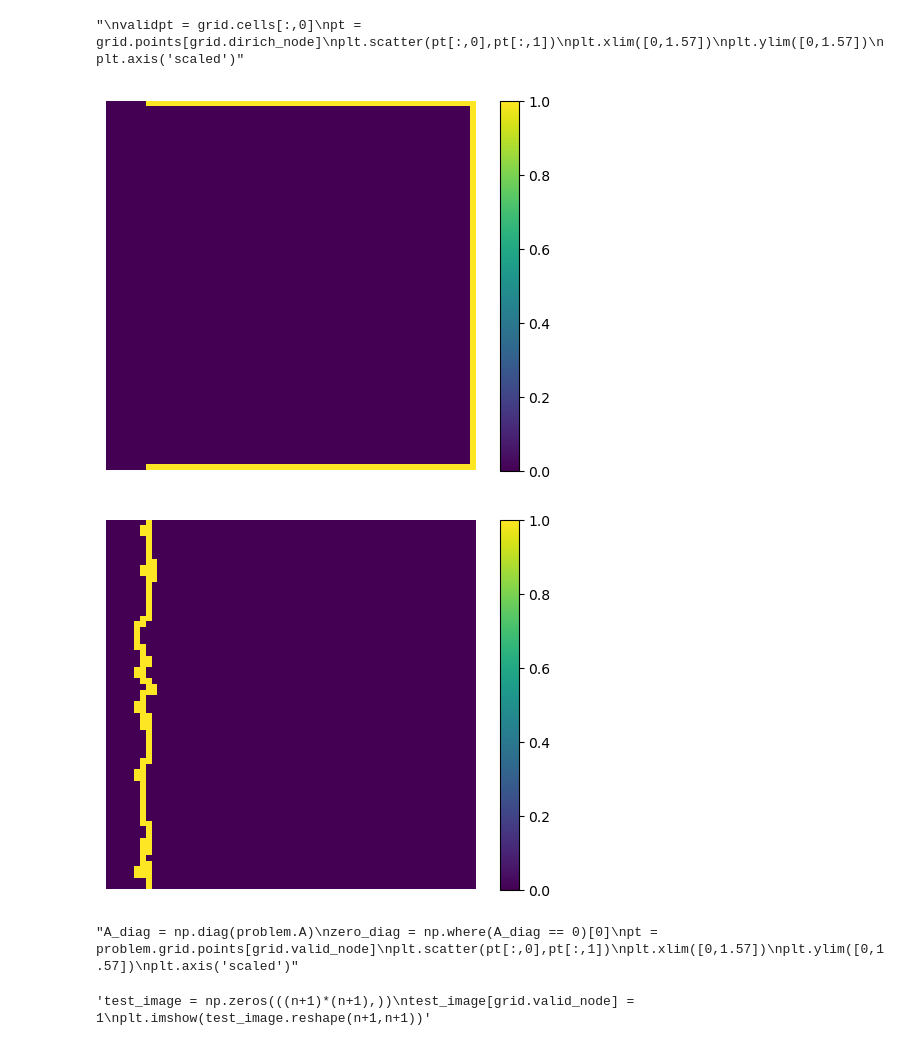
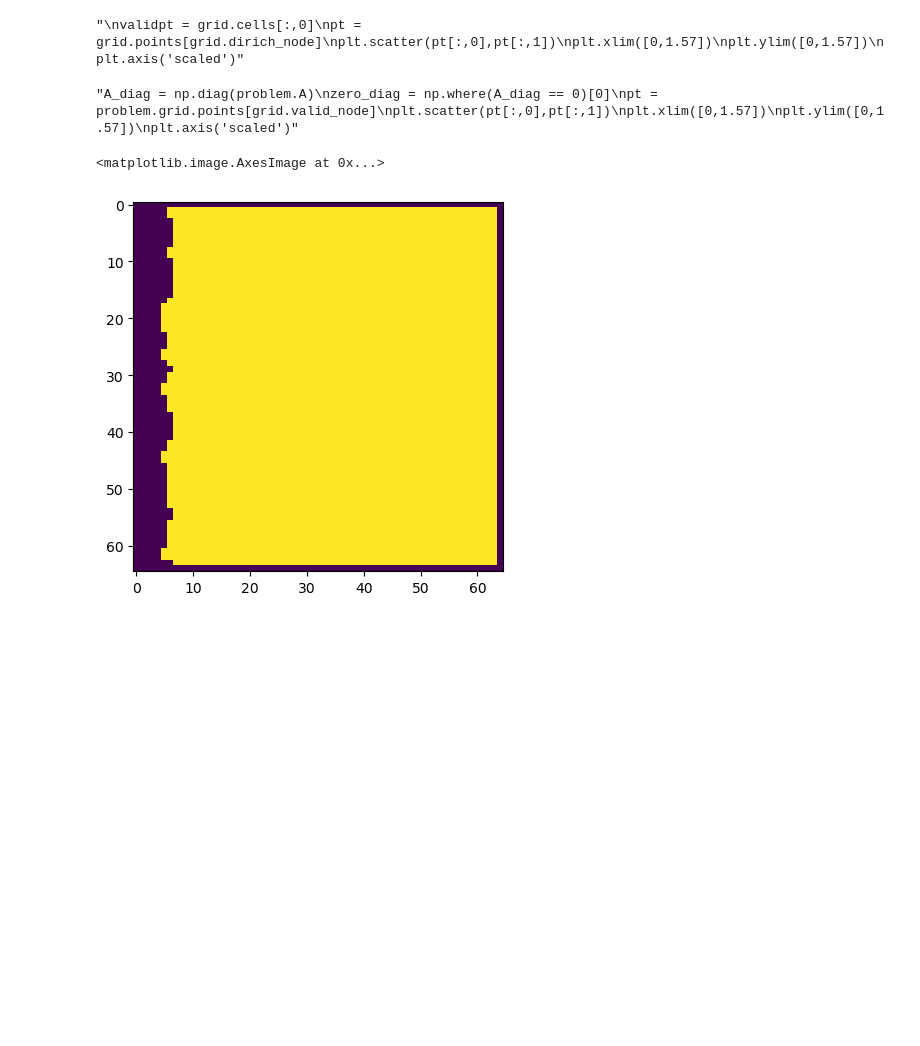
Before and after one commit to ymlasu/MFEA-Net, a Jupyter notebook: data/Ti64/thermal_type1_1phase_Ti64_fem.ipynb, the cells around one changed output. Cells and saved outputs as stored; diff of their text form; code cells hidden in the pictures; blank space fills up the shorter version.

```diff
--- a/data/Ti64/thermal_type1_1phase_Ti64_fem.ipynb
+++ b/data/Ti64/thermal_type1_1phase_Ti64_fem.ipynb
@@ -70,6 +70,39 @@ def find_surrounding(img, pt):
         if(p[0] < 0 or p[1] < 0 or p[0] >= h or p[1] >= w):
             del dict_surrounding[i]
     return dict_surrounding
+# %%
+def reorder_connection(neumann_conn):
+    '''
+    Given a list of connected nodes, write a function to let it to be head-tail connected.
+    The order of order of each connection can be changed.
+    For example if the input is [[1,2],[2,4],[6,5],[4,3],[3,5]], the output should be
+    [[1,2],[2,4],[4,3],[3,5],[5,6]]. The first element of input should keep unchanged.
+
+    Input: neumann_conn, a list with each element is a two-element sublist
+    Output: corrected order neumann_conn
+    '''
+
+    graph = {}
+    for a, b in neumann_conn:
+        graph.setdefault(a, []).append(b)
+        graph.setdefault(b, []).append(a)
+
+    visited = set()
+    result = []
+
+    def dfs(node):
+        for neighbor in graph[node]:
+            if neighbor not in visited:
+                visited.add(neighbor)
+                result.append([node, neighbor])
+                dfs(neighbor)
+
+    # Start from the first node in the input
+    start_node = neumann_conn[0][0]
+    visited.add(start_node)
+    dfs(start_node)
+
+    return result
 # %%
 def define_neumann_bc(img):
     '''
@@ -119,4 +152,4 @@ def define_neumann_bc(img):
                         if(key == 7):
                             neumann[i+1,j+1] = 1
 
-    return neumann, neumann_conn
+    return neumann, reorder_connection(neumann_conn)
@@ -403,12 +462,6 @@ plt.axis('scaled')'''
 # %%
 # generate FEM problem
 problem = GridFEM(grid, material, dirich_val, neumann_val, f_val)
-# %%
-plot_image(dirich_bc)
-plot_image(neumann_bc)
-# %% [output]
-[figure, removed]
-[figure, removed]
 # %%
 '''A_diag = np.diag(problem.A)
 zero_diag = np.where(A_diag == 0)[0]
@@ -420,11 +473,12 @@ plt.axis('scaled')'''
 # %% [output]
 "A_diag = np.diag(problem.A)\nzero_diag = np.where(A_diag == 0)[0]\npt = problem.grid.points[grid.valid_node]\nplt.scatter(pt[:,0],pt[:,1])\nplt.xlim([0,1.57])\nplt.ylim([0,1.57])\nplt.axis('scaled')"
 # %%
-'''test_image = np.zeros(((n+1)*(n+1),))
-test_image[grid.valid_node] = 1
-plt.imshow(test_image.reshape(n+1,n+1))'''
+dirich_bc_idx = np.zeros(((n+1)*(n+1),))
+dirich_bc_idx[grid.ndirich_valid_node] = 1
+plt.imshow(dirich_bc_idx.reshape(n+1,n+1))
 # %% [output]
-'test_image = np.zeros(((n+1)*(n+1),))\ntest_image[grid.valid_node] = 1\nplt.imshow(test_image.reshape(n+1,n+1))'
+<matplotlib.image.AxesImage at 0x...>
+[figure, added]
 # %%
 problem.Solve()
 problem.PlotField()
```
Also changed, not shown: parts of 11 cells of this notebook, 7 other files.
